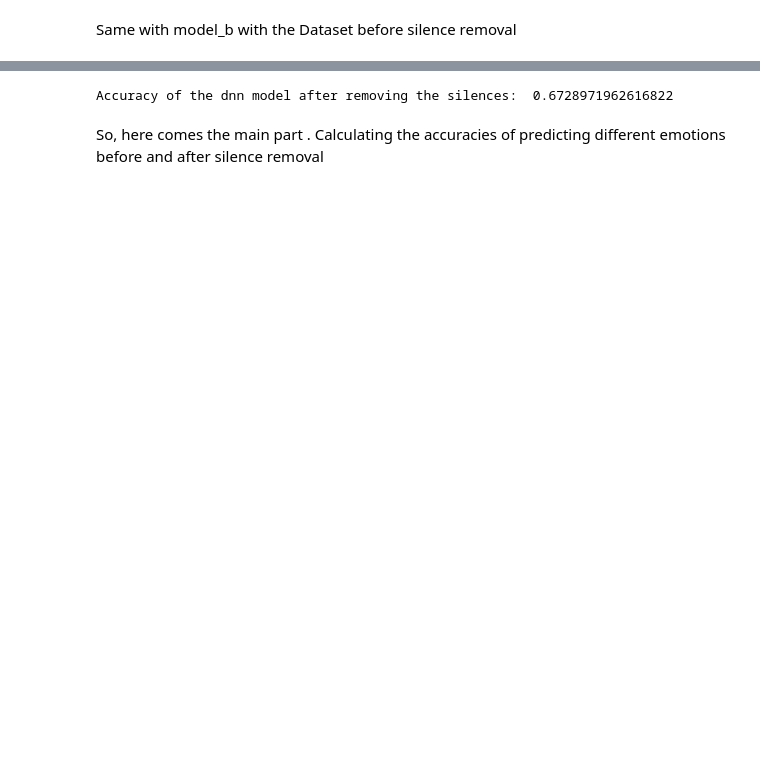
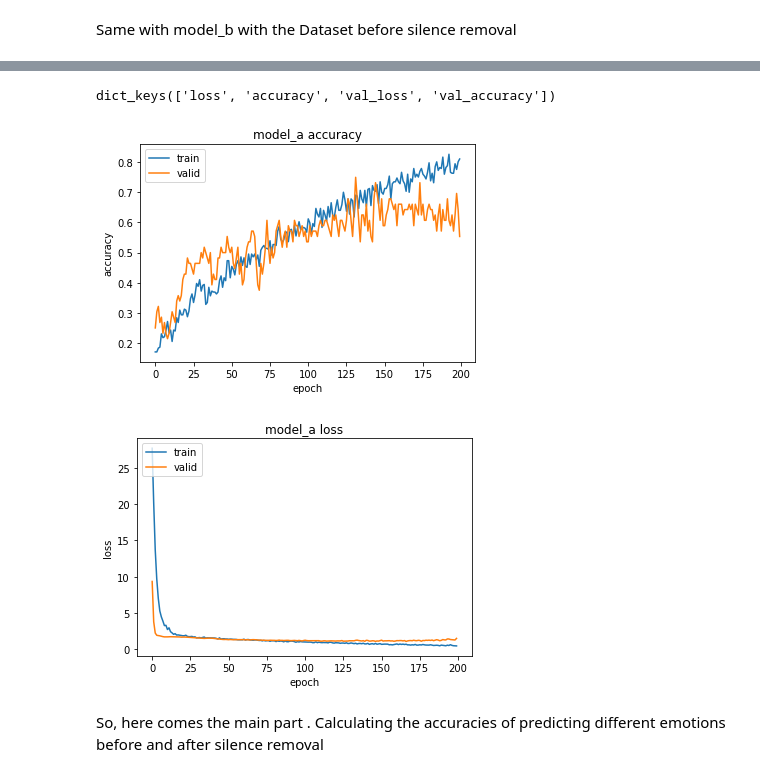
Before and after one commit to pramodh18/Effect-of-Silence-in-Speech-Emotion-Recognition, a Jupyter notebook: SER_analysis.ipynb, the cells around one changed output, grey strips where cells are left out. Cells and saved outputs as stored; diff of their text form; code cells hidden in the pictures; blank space fills up the shorter version.

```diff
--- a/SER_analysis.ipynb
+++ b/SER_analysis.ipynb
@@ -169,20 +262,11 @@ model_b is for the dataset before the removal of silemce(original audio).
 # %%
-from sklearn.model_selection import train_test_split
-Xa_train1, Xa_test, ya_train1, ya_test = train_test_split(aft_x, aft_y, test_size=0.2, random_state=42)
-Xa_train, Xa_valid, ya_train, ya_valid = train_test_split(Xa_train1, ya_train1, test_size=0.25, random_state=42)
+Xa_train1, Xa_test, ya_train1, ya_test = train_test_split(aft_x, aft_y, test_size=0.3, random_state=42)
+Xa_train, Xa_valid, ya_train, ya_valid = train_test_split(Xa_train1, ya_train1, test_size=0.15, random_state=42)
 
-import tensorflow as tf
-from keras.models import Sequential
-from keras.layers import Dense, Dropout, Activation, Flatten
-from keras.layers import Convolution2D, MaxPooling2D
-from keras.optimizers import Adam
-from keras.utils import np_utils
-from sklearn import metrics
 
 tf.random.set_seed(7)
 
 num_labels = 7
-filter_size = 2
 
 model_a = Sequential()
 
@@ -204,6 +288,6 @@ model_a.add(Activation('softmax'))
 model_a.compile(loss='categorical_crossentropy', metrics=['accuracy'], optimizer='adam')
 
 
-model_a.fit(Xa_train, ya_train, batch_size=30, epochs=200, validation_data=(Xa_valid,ya_valid))
+history_a=model_a.fit(Xa_train, ya_train, batch_size=30, epochs=200, validation_data=(Xa_valid,ya_valid))
 # %% [output]
 Epoch 1/200
@@ -296,14 +327,22 @@ Epoch 200/200
-# %%
-predict_yb= model_b.predict(Xb_test)
-predicted_train_b = model_b.predict(Xb_train)
-predicted_test_b = predict_yb
-np.where(np.argmax(predict_yb[:]),1,0)
-for i in range(len(predict_yb)):
-    temp = np.argmax(predict_yb[i])
-
-    predict_yb[i] = np.zeros((1,7))
-    predict_yb[i][temp] = 1
-bef_acc=accuracy_score(yb_test,predict_yb)
-print("Accuracy of the dnn model after removing the silences: ",bef_acc)
-# %% [output]
-Accuracy of the dnn model after removing the silences:  0.6728971962616822
+# %%
+print(history_a.history.keys())
+# summarize history_a for accuracy
+plt.plot(history_a.history['accuracy'])
+plt.plot(history_a.history['val_accuracy'])
+plt.title('model_a accuracy')
+plt.ylabel('accuracy')
+plt.xlabel('epoch')
+plt.legend(['train', 'valid'], loc='upper left')
+plt.show()
+# summarize history_b for loss
+plt.plot(history_a.history['loss'])
+plt.plot(history_a.history['val_loss'])
+plt.title('model_a loss')
+plt.ylabel('loss')
+plt.xlabel('epoch')
+plt.legend(['train', 'valid'], loc='upper left')
+plt.show()
+# %% [output]
+dict_keys(['loss', 'accuracy', 'val_loss', 'val_accuracy'])
+[figure, added]
+[figure, added]
```
Also changed, not shown: parts of 21 cells of this notebook.
